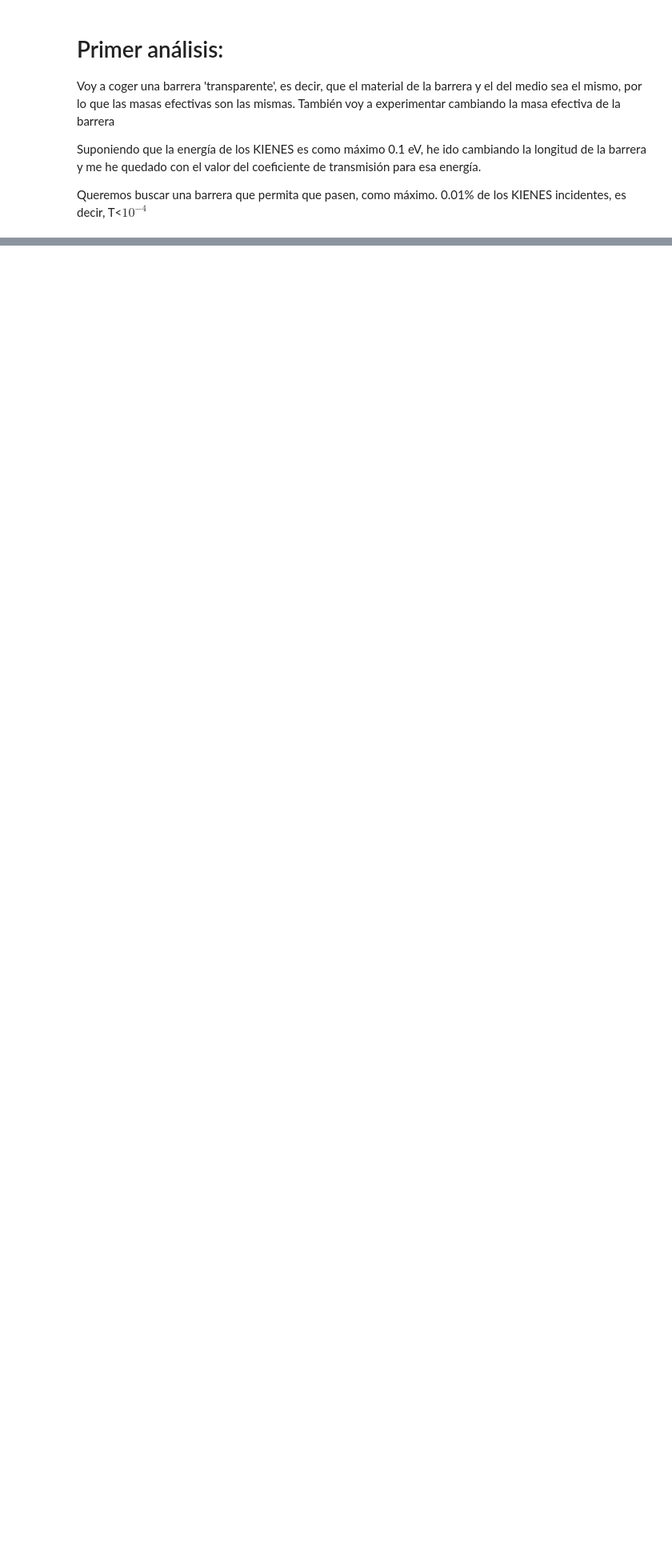
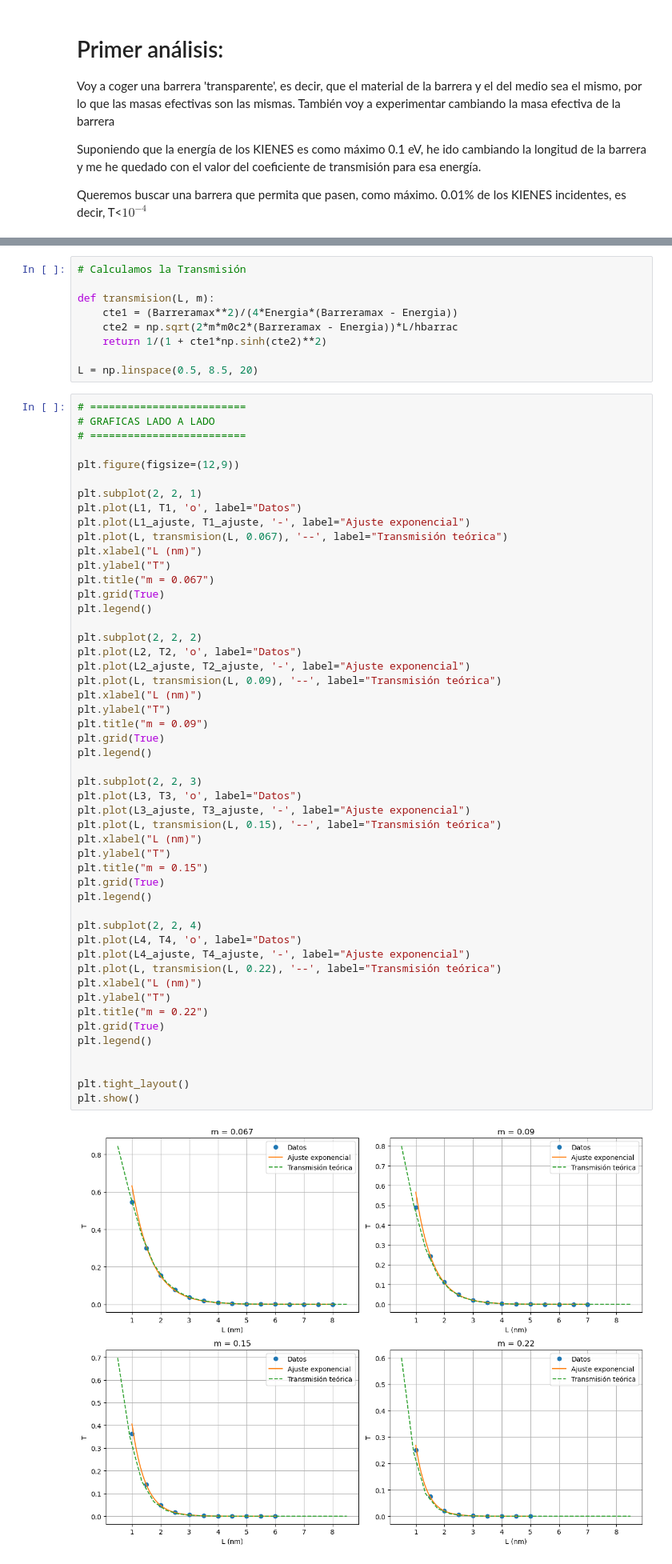
Before and after one commit to teresa-p-l/GNOMOS, a Jupyter notebook: 3A/ESCUDO_GNOMICO.ipynb, the cells around one changed output, grey strips where cells are left out. Shown at 80% size. Saved outputs shown, nothing was run; the diff lists cells and outputs as text; blank space fills up the shorter version.

```diff
--- a/3A/ESCUDO_GNOMICO.ipynb
+++ b/3A/ESCUDO_GNOMICO.ipynb
@@ -183,3 +144,64 @@ T4(L) = 3.647077e+00 * exp(-2.608208 * L)
+# %%
+# Calculamos la Transmisión
+
+def transmision(L, m):
+    cte1 = (Barreramax**2)/(4*Energia*(Barreramax - Energia))
+    cte2 = np.sqrt(2*m*m0c2*(Barreramax - Energia))*L/hbarrac
+    return 1/(1 + cte1*np.sinh(cte2)**2)
+
+L = np.linspace(0.5, 8.5, 20)
+# %%
+# =========================
+# GRAFICAS LADO A LADO
+# =========================
+
+plt.figure(figsize=(12,9))
+
+plt.subplot(2, 2, 1)
+plt.plot(L1, T1, 'o', label="Datos")
+plt.plot(L1_ajuste, T1_ajuste, '-', label="Ajuste exponencial")
+plt.plot(L, transmision(L, 0.067), '--', label="Transmisión teórica")
+plt.xlabel("L (nm)")
+plt.ylabel("T")
+plt.title("m = 0.067")
+plt.grid(True)
+plt.legend()
+
+plt.subplot(2, 2, 2)
+plt.plot(L2, T2, 'o', label="Datos")
+plt.plot(L2_ajuste, T2_ajuste, '-', label="Ajuste exponencial")
+plt.plot(L, transmision(L, 0.09), '--', label="Transmisión teórica")
+plt.xlabel("L (nm)")
+plt.ylabel("T")
+plt.title("m = 0.09")
+plt.grid(True)
+plt.legend()
+
+plt.subplot(2, 2, 3)
+plt.plot(L3, T3, 'o', label="Datos")
+plt.plot(L3_ajuste, T3_ajuste, '-', label="Ajuste exponencial")
+plt.plot(L, transmision(L, 0.15), '--', label="Transmisión teórica")
+plt.xlabel("L (nm)")
+plt.ylabel("T")
+plt.title("m = 0.15")
+plt.grid(True)
+plt.legend()
+
+plt.subplot(2, 2, 4)
+plt.plot(L4, T4, 'o', label="Datos")
+plt.plot(L4_ajuste, T4_ajuste, '-', label="Ajuste exponencial")
+plt.plot(L, transmision(L, 0.22), '--', label="Transmisión teórica")
+plt.xlabel("L (nm)")
+plt.ylabel("T")
+plt.title("m = 0.22")
+plt.grid(True)
+plt.legend()
+
+
+plt.tight_layout()
+plt.show()
+# %% [output]
+[figure, added]
 # %% [markdown]
 Conclusiones a bote pronto, La A no debería cambiar con la masa, y vamos a ver como cambia
 # %%
```
Also changed, not shown: parts of 1 cell of this notebook, 6 other files.
